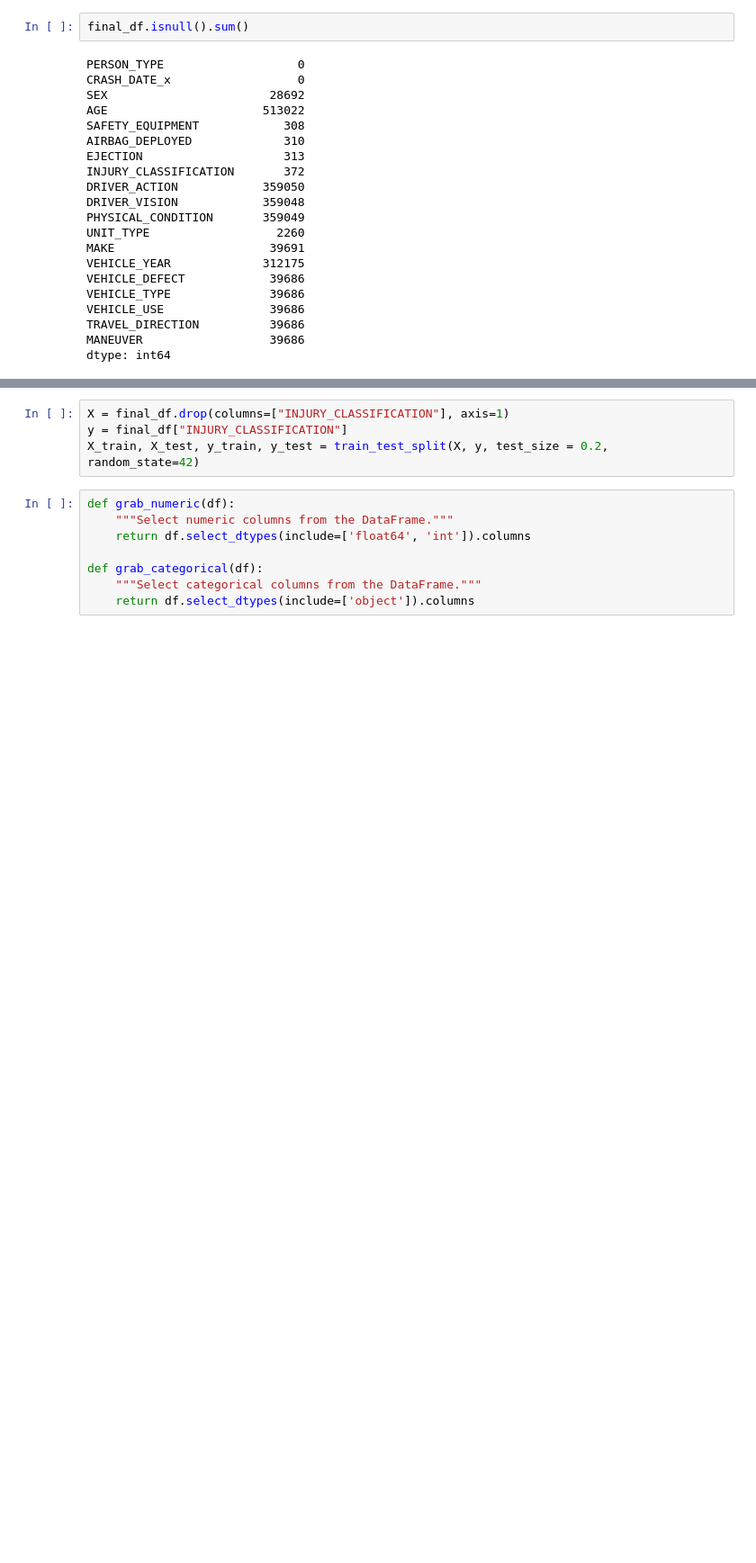
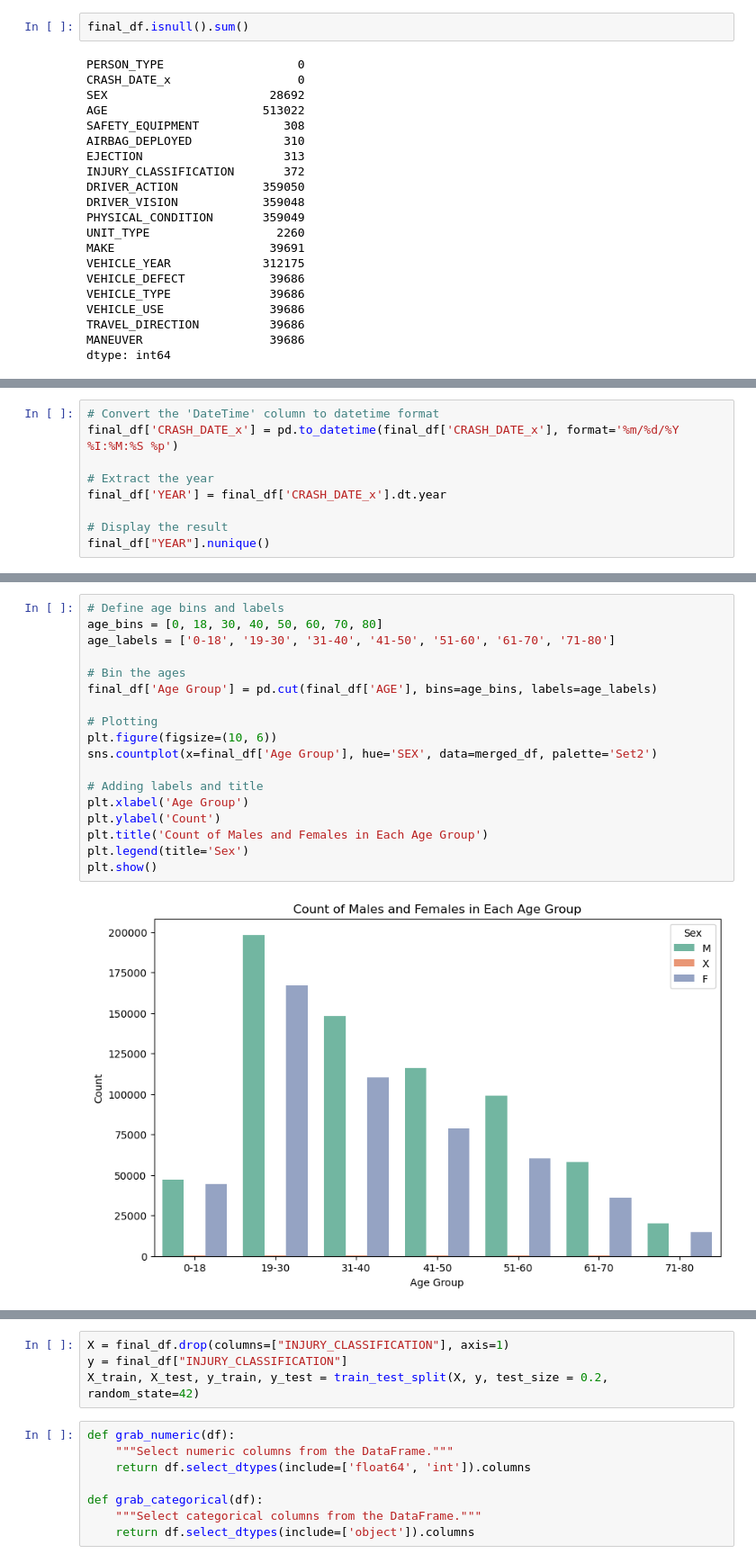
Before and after one commit to PatriciaNgari/Chicago-Crashes-Analysis, a Jupyter notebook: Untitled.ipynb, the cells around one changed output, grey strips where cells are left out. Shown: that part at 90% size. Saved outputs shown, nothing was run; the diff lists cells and outputs as text; blank space fills up the shorter version.

```diff
--- a/Untitled.ipynb
+++ b/Untitled.ipynb
@@ -84,0 +113,9 @@ dtype: int64
+# %%
+# Convert the 'DateTime' column to datetime format
+final_df['CRASH_DATE_x'] = pd.to_datetime(final_df['CRASH_DATE_x'], format='%m/%d/%Y %I:%M:%S %p')
+
+# Extract the year
+final_df['YEAR'] = final_df['CRASH_DATE_x'].dt.year
+
+# Display the result
+final_df["YEAR"].nunique()
@@ -84,0 +148,20 @@ dtype: int64
+# %%
+# Define age bins and labels
+age_bins = [0, 18, 30, 40, 50, 60, 70, 80]
+age_labels = ['0-18', '19-30', '31-40', '41-50', '51-60', '61-70', '71-80']
+
+# Bin the ages
+final_df['Age Group'] = pd.cut(final_df['AGE'], bins=age_bins, labels=age_labels)
+
+# Plotting
+plt.figure(figsize=(10, 6))
+sns.countplot(x=final_df['Age Group'], hue='SEX', data=merged_df, palette='Set2')
+
+# Adding labels and title
+plt.xlabel('Age Group')
+plt.ylabel('Count')
+plt.title('Count of Males and Females in Each Age Group')
+plt.legend(title='Sex')
+plt.show()
+# %% [output]
+[figure, added]
```
Also changed, not shown: parts of 23 cells of this notebook.
